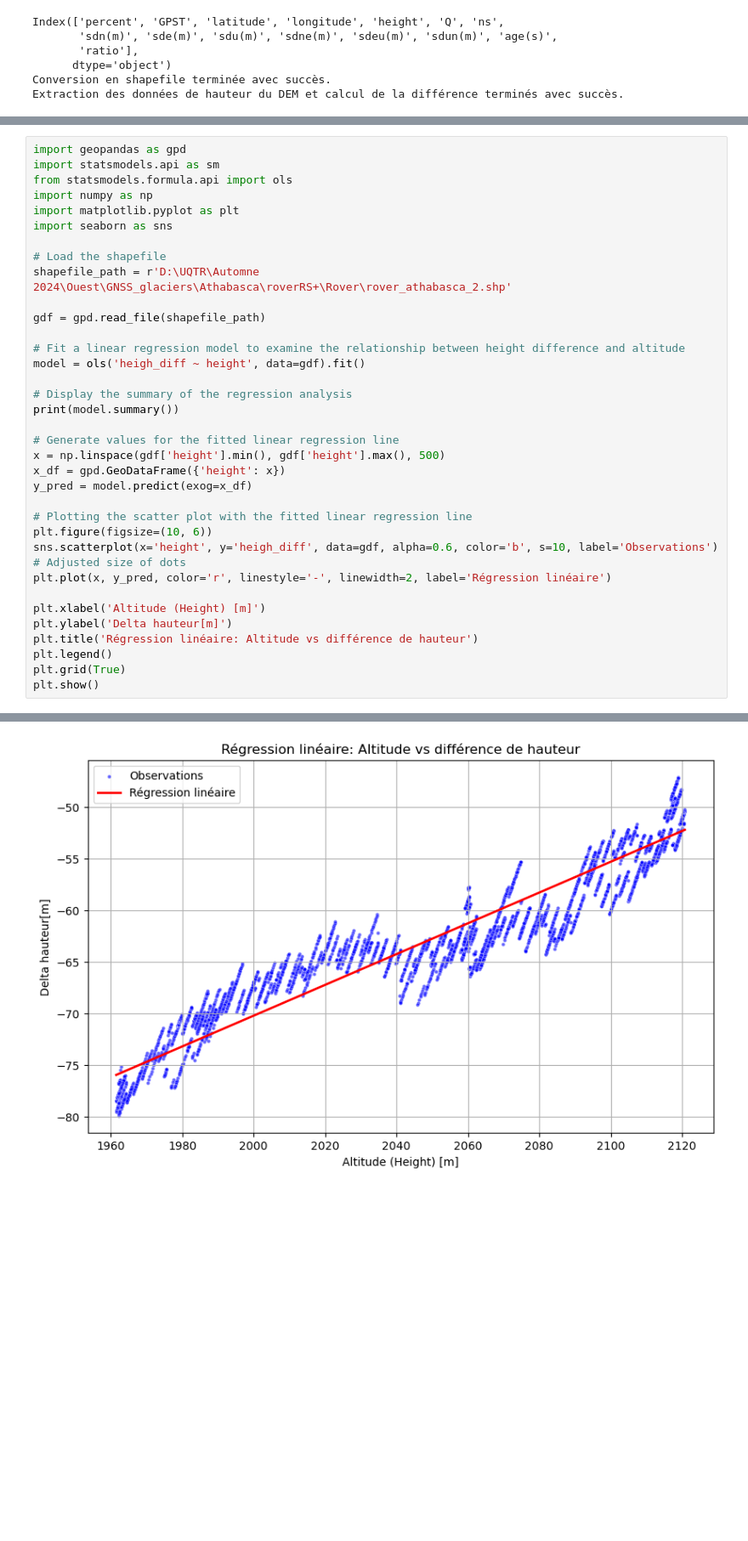
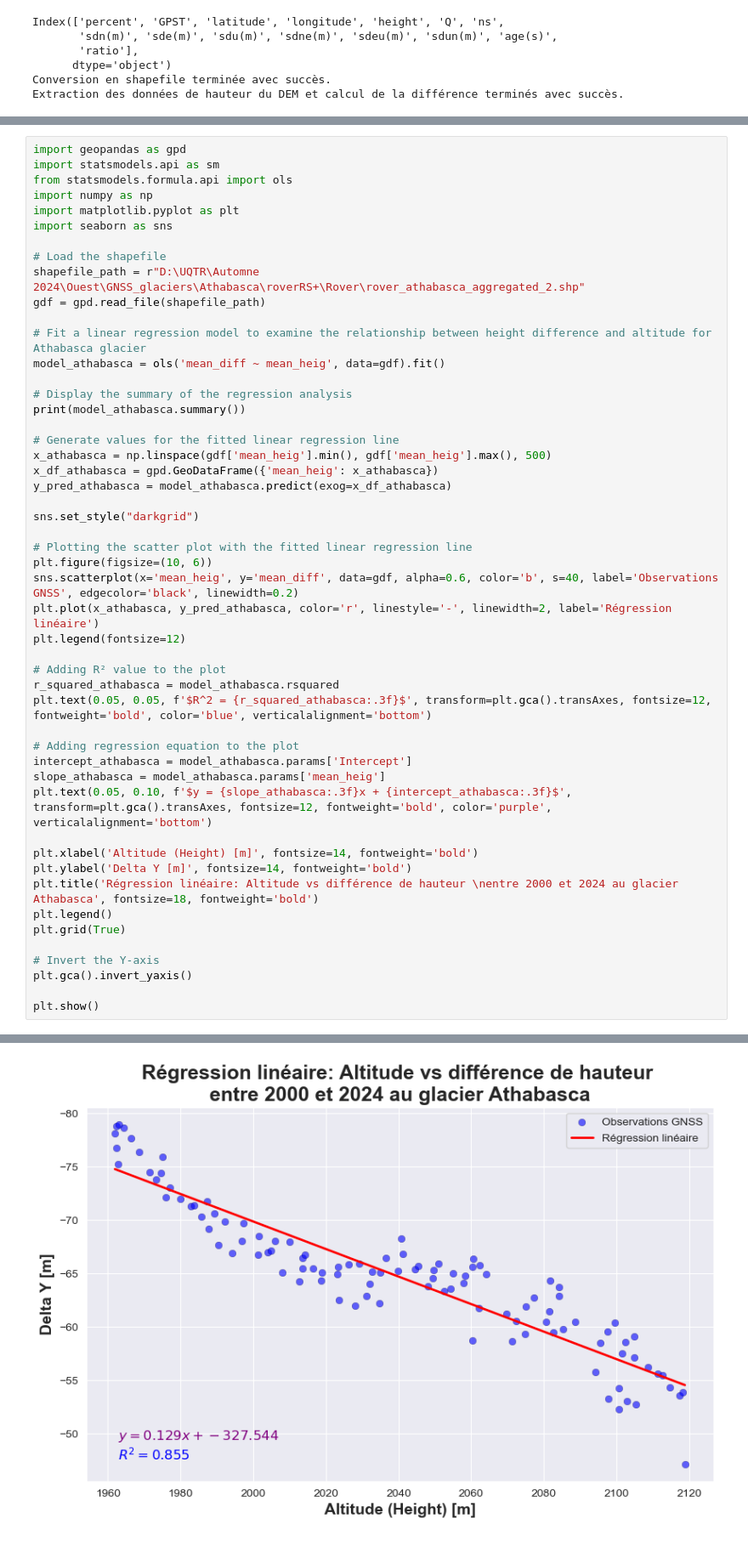
Before and after one commit to tofunori/Ouest, a Jupyter notebook: SRTM_DEM/delta_gnss_athabasca.ipynb, the cells around one changed output, grey strips where cells are left out. Shown at 85% size. Cells and saved outputs as stored; diff of their text form; blank space fills up the shorter version.

```diff
--- a/SRTM_DEM/delta_gnss_athabasca.ipynb
+++ b/SRTM_DEM/delta_gnss_athabasca.ipynb
@@ -316,31 +388,46 @@ import matplotlib.pyplot as plt
 import seaborn as sns
 
 # Load the shapefile
-shapefile_path = r'D:\UQTR\Automne 2024\Ouest\GNSS_glaciers\Athabasca\roverRS+\Rover\rover_athabasca_2.shp'
-
+shapefile_path = r"D:\UQTR\Automne 2024\Ouest\GNSS_glaciers\Athabasca\roverRS+\Rover\rover_athabasca_aggregated_2.shp"
 gdf = gpd.read_file(shapefile_path)
 
-# Fit a linear regression model to examine the relationship between height difference and altitude
-model = ols('heigh_diff ~ height', data=gdf).fit()
+# Fit a linear regression model to examine the relationship between height difference and altitude for Athabasca glacier
+model_athabasca = ols('mean_diff ~ mean_heig', data=gdf).fit()
 
 # Display the summary of the regression analysis
-print(model.summary())
+print(model_athabasca.summary())
 
 # Generate values for the fitted linear regression line
-x = np.linspace(gdf['height'].min(), gdf['height'].max(), 500)
-x_df = gpd.GeoDataFrame({'height': x})
-y_pred = model.predict(exog=x_df)
+x_athabasca = np.linspace(gdf['mean_heig'].min(), gdf['mean_heig'].max(), 500)
+x_df_athabasca = gpd.GeoDataFrame({'mean_heig': x_athabasca})
+y_pred_athabasca = model_athabasca.predict(exog=x_df_athabasca)
+
+sns.set_style("darkgrid")
 
 # Plotting the scatter plot with the fitted linear regression line
 plt.figure(figsize=(10, 6))
-sns.scatterplot(x='height', y='heigh_diff', data=gdf, alpha=0.6, color='b', s=10, label='Observations')  # Adjusted size of dots
-plt.plot(x, y_pred, color='r', linestyle='-', linewidth=2, label='Régression linéaire')
+sns.scatterplot(x='mean_heig', y='mean_diff', data=gdf, alpha=0.6, color='b', s=40, label='Observations GNSS', edgecolor='black', linewidth=0.2)
+plt.plot(x_athabasca, y_pred_athabasca, color='r', linestyle='-', linewidth=2, label='Régression linéaire')
+plt.legend(fontsize=12)
 
-plt.xlabel('Altitude (Height) [m]')
-plt.ylabel('Delta hauteur[m]')
-plt.title('Régression linéaire: Altitude vs différence de hauteur')
+# Adding R² value to the plot
+r_squared_athabasca = model_athabasca.rsquared
+plt.text(0.05, 0.05, f'$R^2 = {r_squared_athabasca:.3f}$', transform=plt.gca().transAxes, fontsize=12, fontweight='bold', color='blue', verticalalignment='bottom')
+
+# Adding regression equation to the plot
+intercept_athabasca = model_athabasca.params['Intercept']
+slope_athabasca = model_athabasca.params['mean_heig']
+plt.text(0.05, 0.10, f'$y = {slope_athabasca:.3f}x + {intercept_athabasca:.3f}$', transform=plt.gca().transAxes, fontsize=12, fontweight='bold', color='purple', verticalalignment='bottom')
+
+plt.xlabel('Altitude (Height) [m]', fontsize=14, fontweight='bold')
+plt.ylabel('Delta Y [m]', fontsize=14, fontweight='bold')
+plt.title('Régression linéaire: Altitude vs différence de hauteur \nentre 2000 et 2024 au glacier Athabasca', fontsize=18, fontweight='bold')
 plt.legend()
 plt.grid(True)
+
+# Invert the Y-axis
+plt.gca().invert_yaxis()
+
 plt.show()
 # %% [output]
                             OLS Regression Results
@@ -362,2 +449,2 @@ Notes:
 strong multicollinearity or other numerical problems.
-[figure, old version]
+[figure, new version]
```
Also changed, not shown: parts of 6 cells of this notebook, 2 other files.
